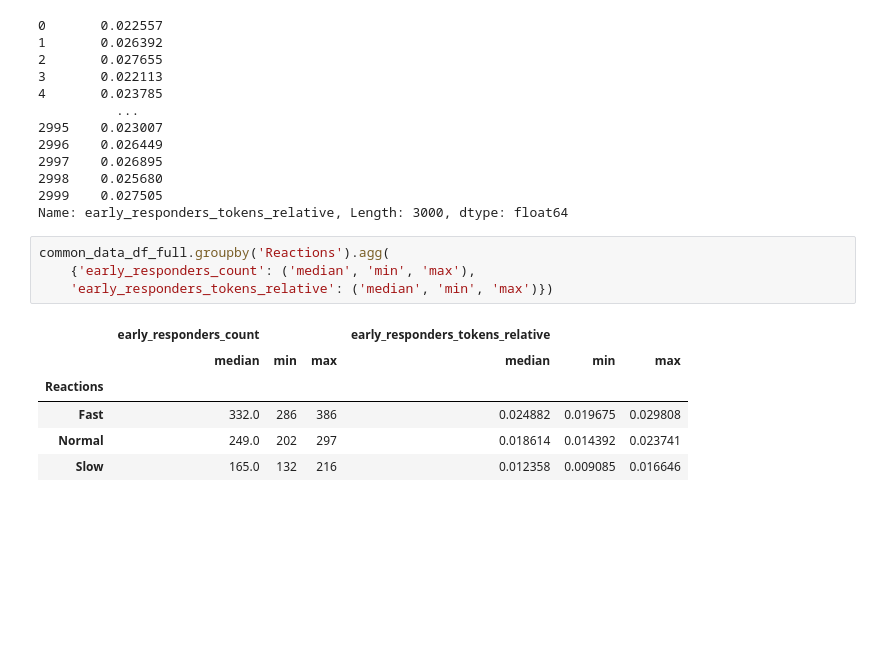
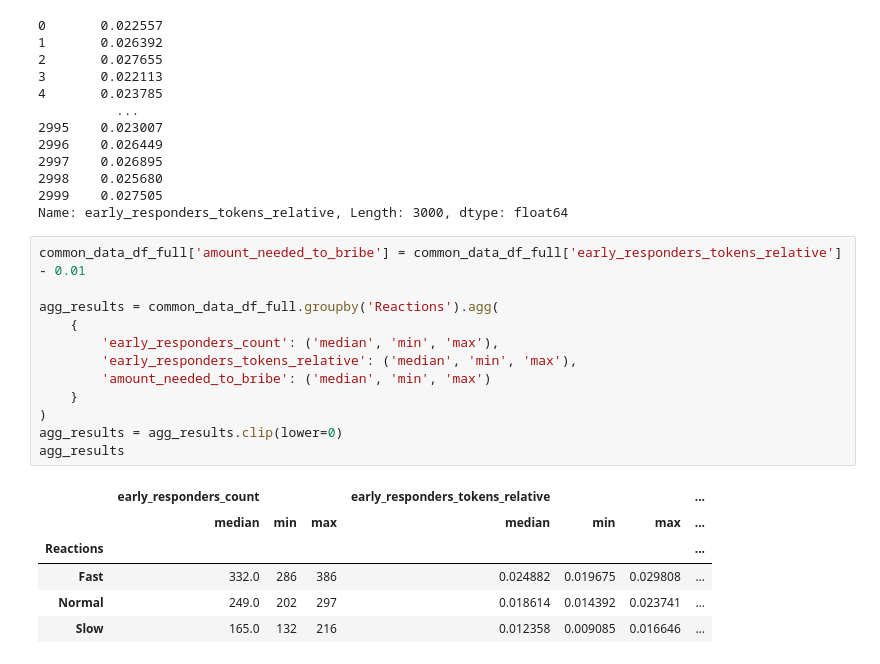
Before and after one commit to collectif-dao/dg-research, a Jupyter notebook: experiments/notebooks/clean_notebook_bribing.ipynb, the cells around one changed output. Drawn from its saved outputs; the diff is of its cells as text; blank space fills up the shorter version.

```diff
--- a/experiments/notebooks/clean_notebook_bribing.ipynb
+++ b/experiments/notebooks/clean_notebook_bribing.ipynb
@@ -105,13 +105,21 @@ common_data_df_full['early_responders_tokens_relative']
 2999    0.027505
 Name: early_responders_tokens_relative, Length: 3000, dtype: float64
 # %%
-common_data_df_full.groupby('Reactions').agg(
-    {'early_responders_count': ('median', 'min', 'max'),
-    'early_responders_tokens_relative': ('median', 'min', 'max')})
+common_data_df_full['amount_needed_to_bribe'] = common_data_df_full['early_responders_tokens_relative'] - 0.01
+
+agg_results = common_data_df_full.groupby('Reactions').agg(
+    {
+        'early_responders_count': ('median', 'min', 'max'),
+        'early_responders_tokens_relative': ('median', 'min', 'max'),
+        'amount_needed_to_bribe': ('median', 'min', 'max')
+    }
+)
+agg_results = agg_results.clip(lower=0)
+agg_results
 # %% [output]
-|  | early_responders_count |  |  | early_responders_tokens_relative |  |  |
-|  | median | min | max | median | min | max |
-| Reactions |  |  |  |  |  |  |
-| Fast | 332.0 | 286 | 386 | 0.024882 | 0.019675 | 0.029808 |
-| Normal | 249.0 | 202 | 297 | 0.018614 | 0.014392 | 0.023741 |
-| Slow | 165.0 | 132 | 216 | 0.012358 | 0.009085 | 0.016646 |
+|  | early_responders_count |  |  | early_responders_tokens_relative |  |  | ... |
+|  | median | min | max | median | min | max | ... |
+| Reactions |  |  |  |  |  |  | ... |
+| Fast | 332.0 | 286 | 386 | 0.024882 | 0.019675 | 0.029808 | ... |
+| Normal | 249.0 | 202 | 297 | 0.018614 | 0.014392 | 0.023741 | ... |
+| Slow | 165.0 | 132 | 216 | 0.012358 | 0.009085 | 0.016646 | ... |
```
